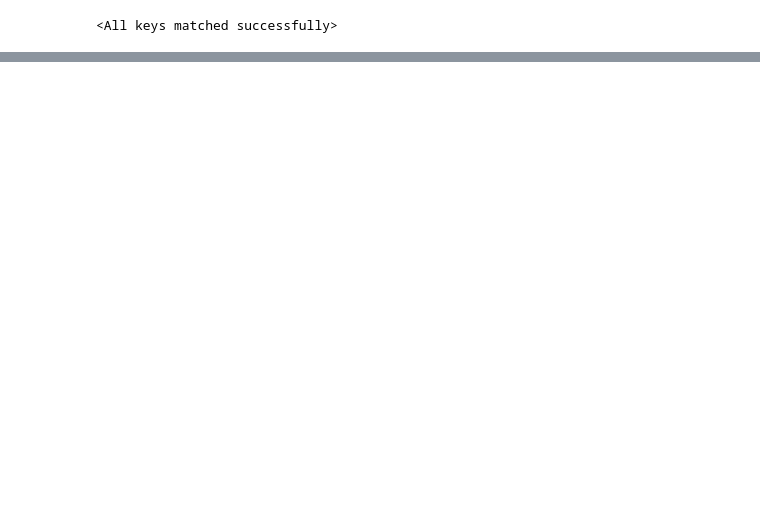
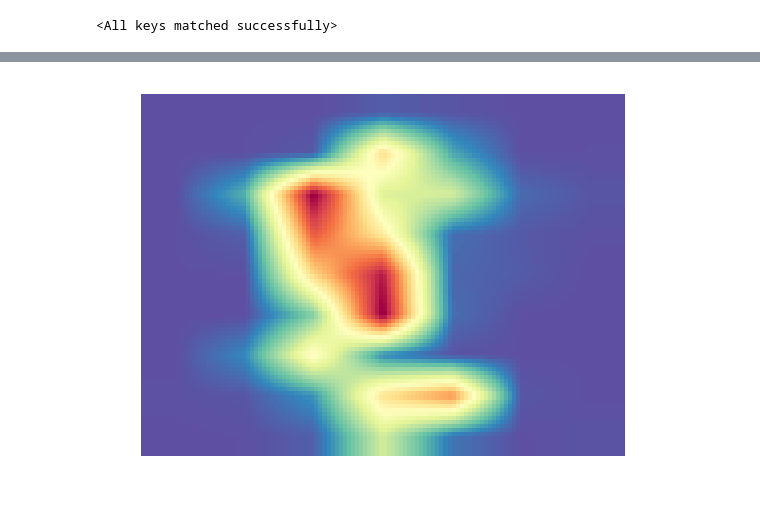
Before and after one commit to Mayukhdeb/adventures-with-augmentation, a Jupyter notebook: visualise_cnn_layers.ipynb, the cells around one changed output, grey strips where cells are left out. Cells and saved outputs as stored; diff of their text form; code cells hidden in the pictures; blank space fills up the shorter version.

```diff
--- a/visualise_cnn_layers.ipynb
+++ b/visualise_cnn_layers.ipynb
@@ -8 +9,17 @@ from PIL import Image
+# %%
+def batch_to_canny(tensor_batch):
+    batch = []
+    tensor_batch = tensor_batch.view(-1,tensor_batch.size()[-2], tensor_batch.size()[-1] )
+    for image in tensor_batch:
+
+        foo = (image.numpy().astype(np.uint8))
+        ed = np_arr_to_canny_edges(foo)
+        batch.append(ed)
+
+    foo = torch.Tensor(batch)
+    foo = foo.view(-1,1, foo.size()[1], foo.size()[2])
+    return foo
+def np_arr_to_canny_edges(im_arr):
+    ed = cv2.Canny(im_arr.astype(np.uint8), 100,100)
+    return ed
 # %%
@@ -85,0 +200,11 @@ for i in range(1,7):
+# %%
+heatmap = occlusion(cellnet_1, inp, 2, 12, 12).numpy()
+overlay = cv2.resize(heatmap, (120,90))
+plt.imshow(overlay, cmap = "Spectral_r")
+
+plt.axis('off')
+
+plt.show()
+plt.imsave("heat.jpg", overlay)
+# %% [output]
+[figure, added]
```
Also changed, not shown: parts of 11 cells of this notebook.
